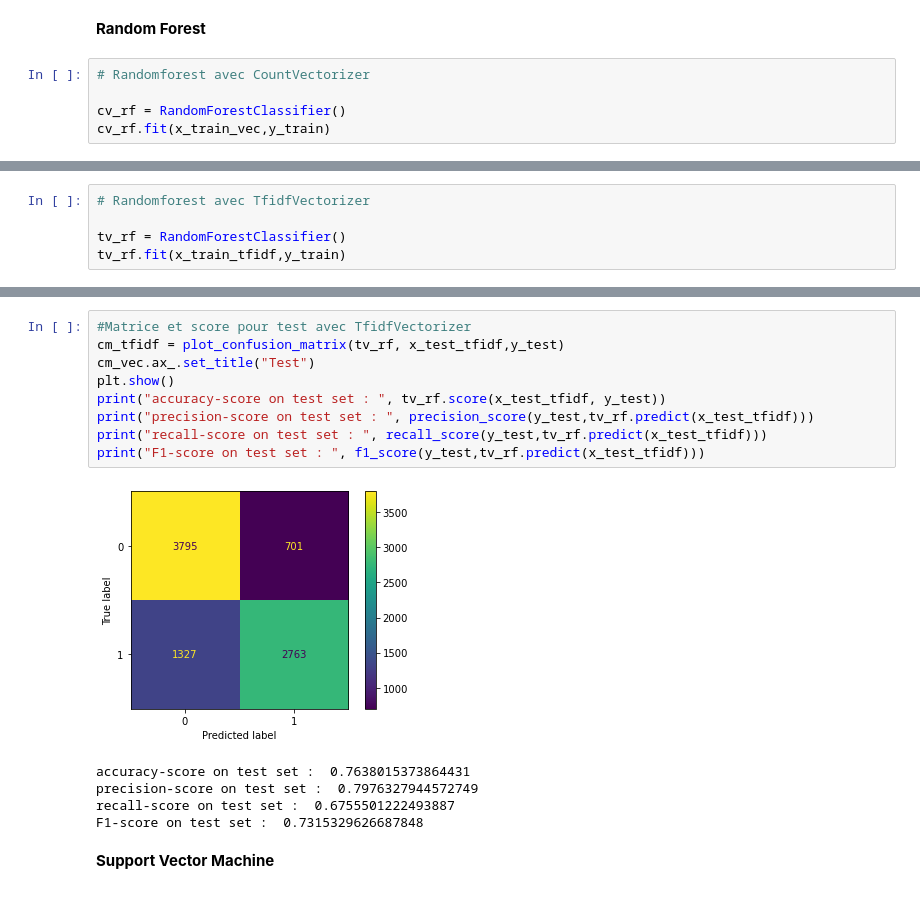
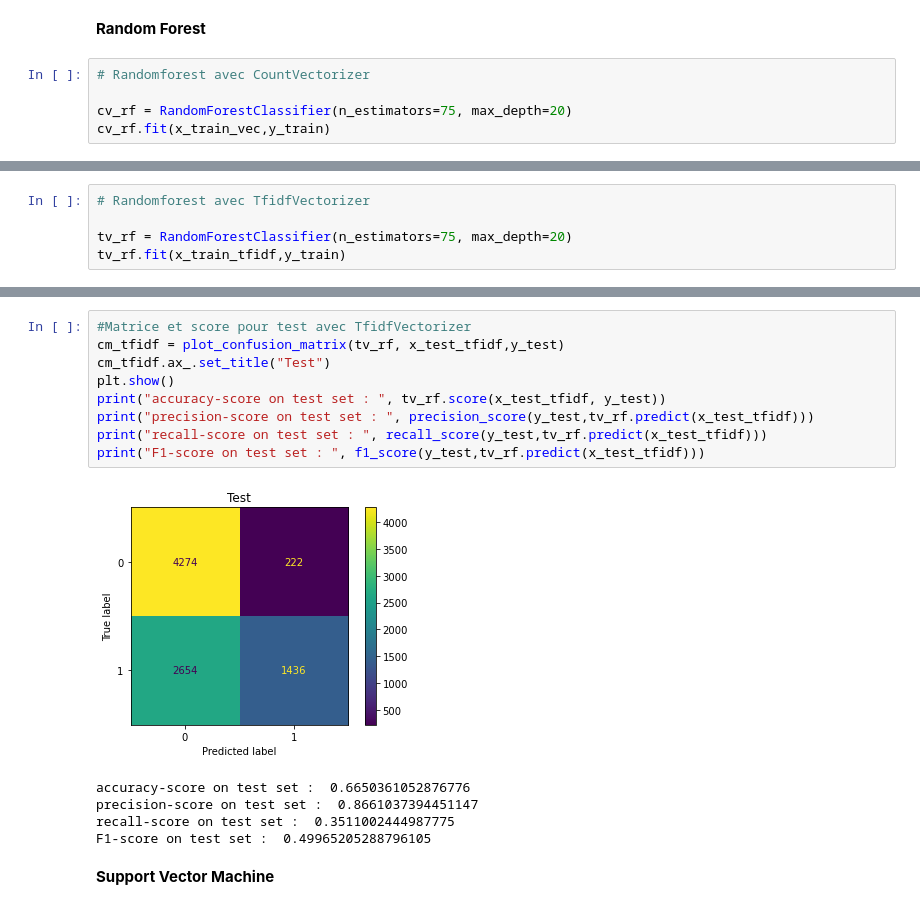
Before and after one commit to iandrorak/Jedha-Essentials, a Jupyter notebook: Sarcasm.ipynb, the cells around one changed output, grey strips where cells are left out. Saved outputs shown, nothing was run; the diff lists cells and outputs as text.

```diff
--- a/Sarcasm.ipynb
+++ b/Sarcasm.ipynb
@@ -266,6 +268,6 @@ F1-score on test set :  0.7696414950419527
 # %%
 # Randomforest avec CountVectorizer
 
-cv_rf = RandomForestClassifier()
+cv_rf = RandomForestClassifier(n_estimators=75, max_depth=20)
 cv_rf.fit(x_train_vec,y_train)
 # %% [output]
@@ -283,6 +285,6 @@ cv_rf.score(x_test_vec,y_test)
 # %%
 # Randomforest avec TfidfVectorizer
 
-tv_rf = RandomForestClassifier()
+tv_rf = RandomForestClassifier(n_estimators=75, max_depth=20)
 tv_rf.fit(x_train_tfidf,y_train)
 # %% [output]
@@ -345,18 +347,18 @@ F1-score on train set :  1.0
 # %%
 #Matrice et score pour test avec TfidfVectorizer
 cm_tfidf = plot_confusion_matrix(tv_rf, x_test_tfidf,y_test)
-cm_vec.ax_.set_title("Test")
+cm_tfidf.ax_.set_title("Test")
 plt.show()
 print("accuracy-score on test set : ", tv_rf.score(x_test_tfidf, y_test))
 print("precision-score on test set : ", precision_score(y_test,tv_rf.predict(x_test_tfidf)))
 print("recall-score on test set : ", recall_score(y_test,tv_rf.predict(x_test_tfidf)))
 print("F1-score on test set : ", f1_score(y_test,tv_rf.predict(x_test_tfidf)))
 # %% [output]
-[figure, old version]
+[figure, new version]
-accuracy-score on test set :  0.7638015373864431
-precision-score on test set :  0.7976327944572749
-recall-score on test set :  0.6755501222493887
-F1-score on test set :  0.7315329626687848
+accuracy-score on test set :  0.6650361052876776
+precision-score on test set :  0.8661037394451147
+recall-score on test set :  0.3511002444987775
+F1-score on test set :  0.49965205288796105
 # %% [markdown]
 **Support Vector Machine**
 # %%
```
Also changed, not shown: parts of 52 cells of this notebook.
